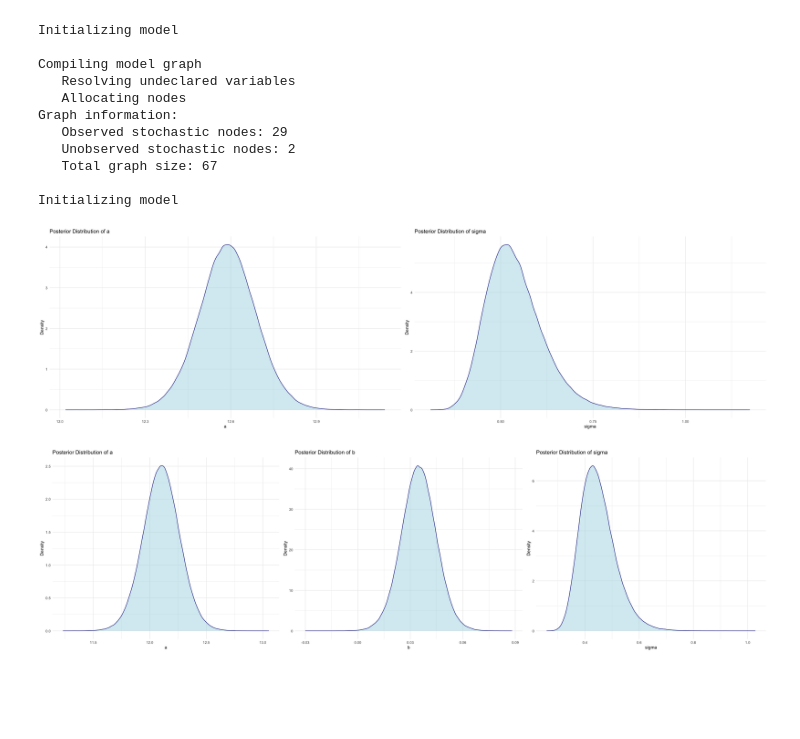
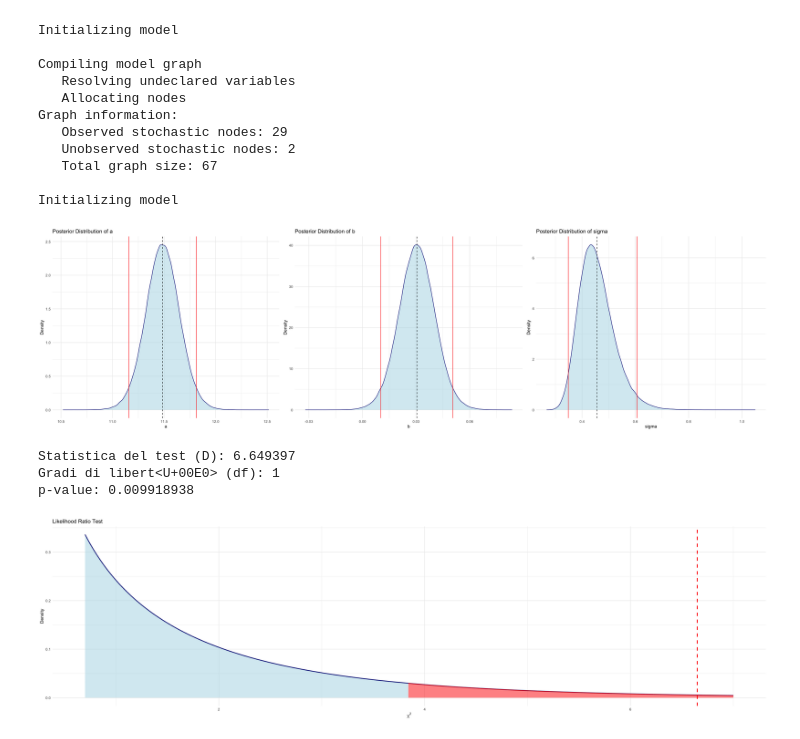
Before and after one commit to Lorycav/Weather_Statistical_Analysis_And_Forecasting, a Jupyter notebook: project.ipynb, the cells around one changed output. Cells and saved outputs as stored; diff of their text form; code cells hidden in the pictures; blank space fills up the shorter version.

Commit message:
hypotesis test

```diff
--- a/project.ipynb
+++ b/project.ipynb
@@ -15,7 +33,7 @@ library(coda)
 
 create_dataset <- function(Monthly=FALSE,Yearly=FALSE) {
 
-      data_folder <- "./data/daily"
+      data_folder <- "./datiarpav"
 
       # Ottenere la lista di tutti i file con estensione .csv
       file_csv <- list.files(path = data_folder, pattern = "*.csv", full.names = TRUE)
@@ -57,7 +75,7 @@ month_analisis <- function(df, n){
 
 # heatmap che analizza evoluzione temperature su base mensile
 create_heatmap <- function(df, str){
-    time_interval =1              # mesi finestra temporale precedente su cui fare la media
+    time_interval = 10              # mesi finestra temporale precedente su cui fare la media
     years <- unique(df$year_only)
     num_years <- length(years)
     heatmap_data <- data.frame()
@@ -344,6 +362,8 @@ regression <- function(df, model_file, params) {
     chain <- coda.samples(jm, params, n.iter = 1e7, thin = 20)
     return(chain)
 }
+
+obtain_quantiles <- function(chain)apply(mcmc_df, 2, quantile, p=c(0.025, 0.25, 0.5, 0.75, 0.975))
 
 trace_plot <- function(chain, type) {
     chain_df <- as.data.frame( as.mcmc(chain) )
@@ -398,26 +418,41 @@ trace_plot <- function(chain, type) {
 
 density_plot <- function(chain, type) {
     chain_df <- as.data.frame( as.mcmc(chain) )
-    chain_df$iteration <- seq.int(nrow(chain_df))
+    quantiles <- summary(chain)$quantiles[,c('2.5%','97.5%')]
 
     if(type == 'linear'){
 
+        lower_a = quantiles['a','2.5%']
+        upper_a = quantiles['a','97.5%']
         plot_a <- ggplot(chain_df, aes(x = a)) +
             geom_density(alpha = 0.5, fill = 'lightblue', color = 'navy') +
+            geom_vline(aes(xintercept = mean(a)), linetype = 2)+
+            geom_vline(aes(xintercept = lower_a), color = 'red')+
+            geom_vline(aes(xintercept = upper_a), color = 'red')+
             labs(title = paste("Posterior Distribution of a"),
                 x = 'a',
                 y = "Density") +
             theme_minimal()
 
+        lower_b = quantiles['b','2.5%']
+        upper_b = quantiles['b','97.5%']
         plot_b <- ggplot(chain_df, aes(x = b)) +
             geom_density(alpha = 0.5, fill = 'lightblue', color = 'navy') +
+            geom_vline(aes(xintercept = lower_b), color = 'red')+
+            geom_vline(aes(xintercept = upper_b), color = 'red')+
+            geom_vline(aes(xintercept =mean(b)), linetype = 2)+
             labs(title = paste("Posterior Distribution of b"),
                 x = 'b',
                 y = "Density") +
             theme_minimal()
 
+        lower_sigma = quantiles['sigma','2.5%']
+        upper_sigma = quantiles['sigma','97.5%']
         plot_sigma <- ggplot(chain_df, aes(x = sigma)) +
             geom_density(alpha = 0.5, fill = 'lightblue', color = 'navy') +
+            geom_vline(aes(xintercept = lower_sigma), color = 'red')+
+            geom_vline(aes(xintercept = upper_sigma), color = 'red')+
+            geom_vline(aes(xintercept =mean(sigma)), linetype = 2)+
             labs(title = paste("Posterior Distribution of sigma"),
                 x = 'sigma',
                 y = "Density") +
@@ -428,15 +463,25 @@ density_plot <- function(chain, type) {
 
     else if(type == 'constant'){
 
+        lower_a = quantiles['a','2.5%']
+        upper_a = quantiles['a','97.5%']
         plot_a <- ggplot(chain_df, aes(x = a)) +
             geom_density(alpha = 0.5, fill = 'lightblue', color = 'navy') +
+            geom_vline(aes(xintercept = lower_a), color = 'red')+
+            geom_vline(aes(xintercept = upper_a), color = 'red')+
+            geom_vline(aes(xintercept =mean(a)), linetype = 2)+
             labs(title = paste("Posterior Distribution of a"),
                 x = 'a',
                 y = "Density") +
             theme_minimal()
 
+        lower_sigma = quantiles['sigma','2.5%']
+        upper_sigma = quantiles['sigma','97.5%']
         plot_sigma <- ggplot(chain_df, aes(x = sigma)) +
             geom_density(alpha = 0.5, fill = 'lightblue', color = 'navy') +
+            geom_vline(aes(xintercept = lower_sigma), color = 'red')+
+            geom_vline(aes(xintercept = upper_sigma), color = 'red')+
+            geom_vline(aes(xintercept =mean(sigma)), linetype = 2)+
             labs(title = paste("Posterior Distribution of sigma"),
                 x = 'sigma',
                 y = "Density") +
@@ -479,8 +525,6 @@ Graph information:
 
 Initializing model
 # %%
-density_plot(const_chain, 'constant')
 density_plot(lin_chain, 'linear')
 # %% [output]
-[figure, old version]
+[figure, new version]
-[figure, removed]
@@ -486,0 +565,36 @@ density_plot(lin_chain, 'linear')
+# %%
+linear_likelihood <- get_model_likelihood(lin_chain, yearly_dataset, type = 'linear')
+constant_likelihood <- get_model_likelihood(const_chain, yearly_dataset, type = 'constant')
+
+# Calcolo del rapporto di verosimiglianza logaritmico
+log_likelihood_ratio <- 2 * (constant_likelihood - linear_likelihood)
+degree_freedom <- 1
+p_value <- pchisq(log_likelihood_ratio, df = degree_freedom, lower.tail = FALSE)
+
+
+# Stampa dei risultati
+cat("Statistica del test (D):", log_likelihood_ratio, "\n")
+cat("Gradi di libertà (df):", degree_freedom, "\n")
+cat("p-value:", p_value, "\n")
+
+# Generazione dei dati per il grafico
+x <- seq(0.7, 7, length.out = 10000)
+y <- dchisq(x, degree_freedom)
+chi_95 <- qchisq(0.95, df = degree_freedom)
+
+data <- data.frame(x = x, y = y)
+
+ggplot(data, aes(x = x, y = y)) +
+  geom_line(color = "navy", size = 1) +
+  geom_vline(xintercept = log_likelihood_ratio, color = "red", linetype = 2, size = 1) +
+  geom_area(data = subset(data, x >= chi_95), aes(x = x, y = y), fill = "red", alpha = 0.5, color = 'red') +
+  geom_area(data = subset(data, x <= chi_95), aes(x = x, y = y), fill = "lightblue", alpha = 0.5, color = 'navy') +
+  labs(title = "Likelihood Ratio Test",
+       x = expression(chi^2),
+       y = "Density") +
+  theme_minimal()
+# %% [output]
+Statistica del test (D): 6.649397
+Gradi di libert<U+00E0> (df): 1
+p-value: 0.009918938
+[figure, added]
```
Also changed, not shown: parts of 8 cells of this notebook.
